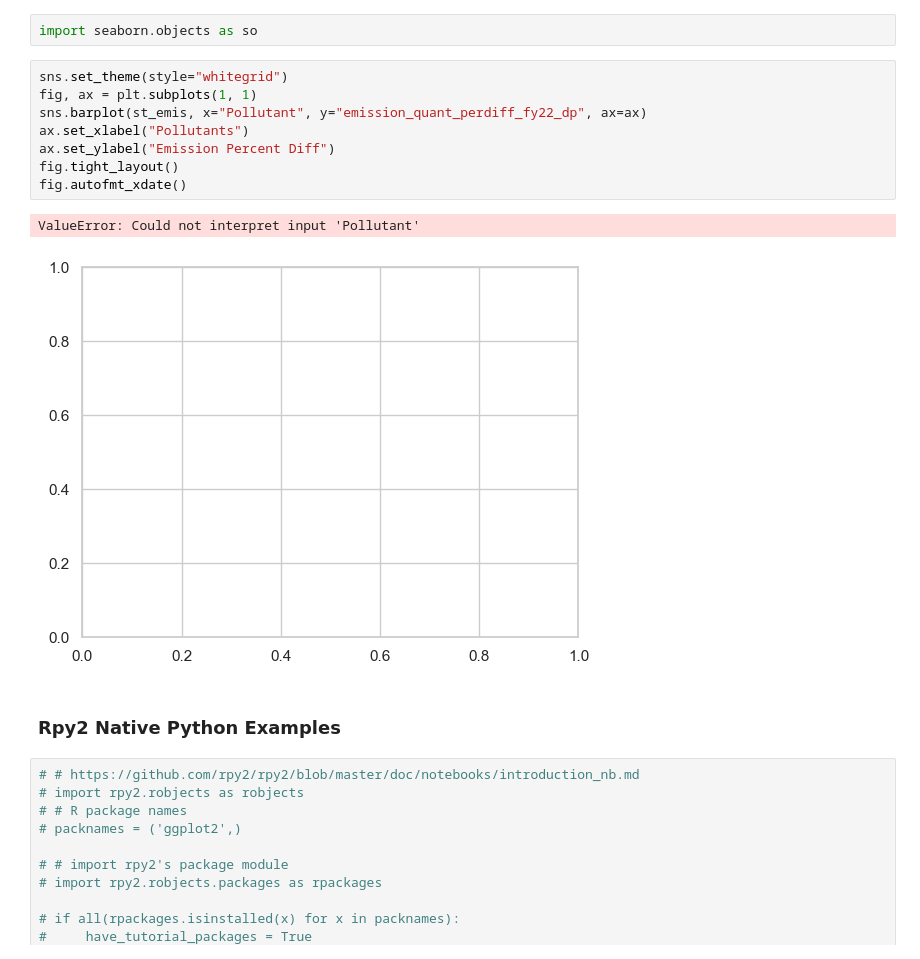
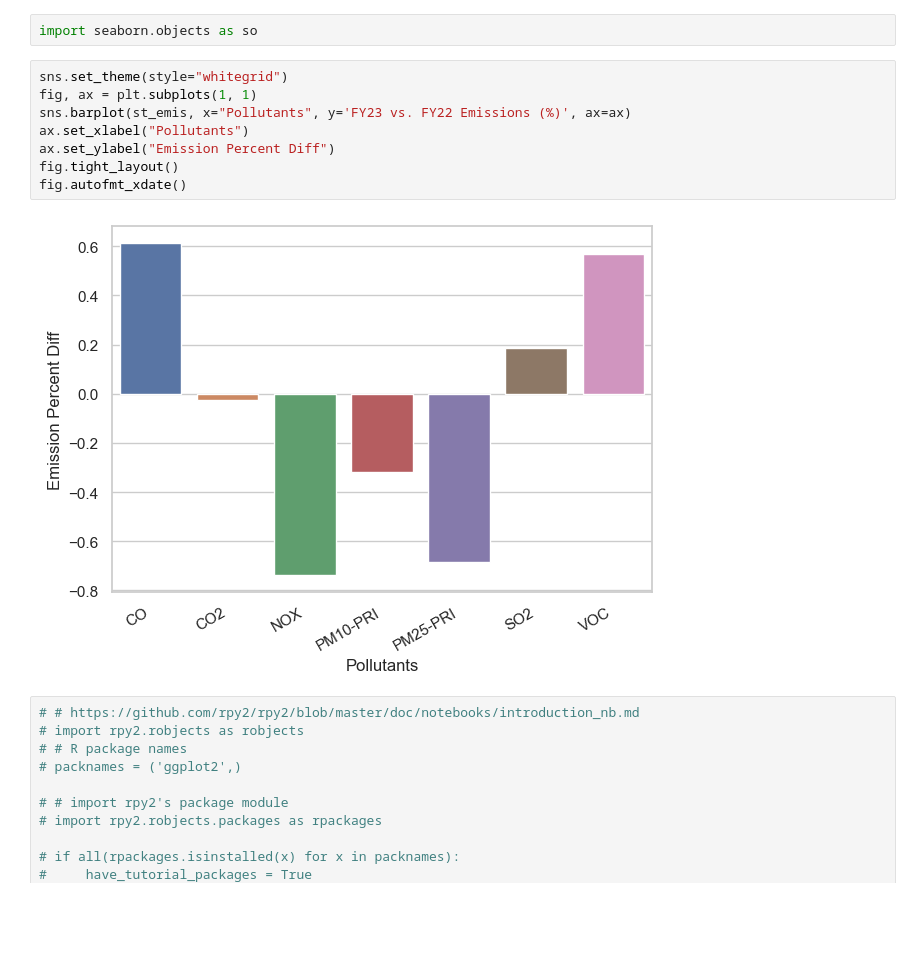
Before and after one commit to Apoorb/FY23_VMT_Mix, a Jupyter notebook: analysis/aerr_impact_fy23.ipynb, the cells around one changed output. Drawn from its saved outputs; the diff is of its cells as text; blank space fills up the shorter version.

```diff
--- a/analysis/aerr_impact_fy23.ipynb
+++ b/analysis/aerr_impact_fy23.ipynb
@@ -1516,16 +1535,13 @@ import seaborn.objects as so
 # %%
 sns.set_theme(style="whitegrid")
 fig, ax = plt.subplots(1, 1)
-sns.barplot(st_emis, x="Pollutant", y="emission_quant_perdiff_fy22_dp", ax=ax)
+sns.barplot(st_emis, x="Pollutants", y='FY23 vs. FY22 Emissions (%)', ax=ax)
 ax.set_xlabel("Pollutants")
 ax.set_ylabel("Emission Percent Diff")
 fig.tight_layout()
 fig.autofmt_xdate()
 # %% [output]
-ValueError: Could not interpret input 'Pollutant'
-[figure, old version]
+[figure, new version]
-# %% [markdown]
-### Rpy2 Native Python Examples
 # %%
 # # https://github.com/rpy2/rpy2/blob/master/doc/notebooks/introduction_nb.md
 # import rpy2.robjects as robjects
```
Also changed, not shown: parts of 9 cells of this notebook, 5 other files.
